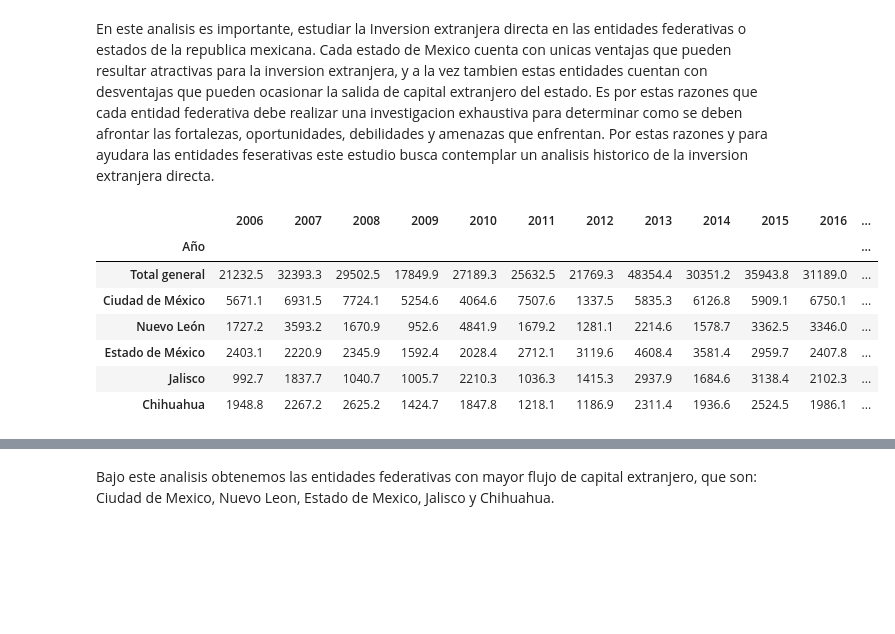
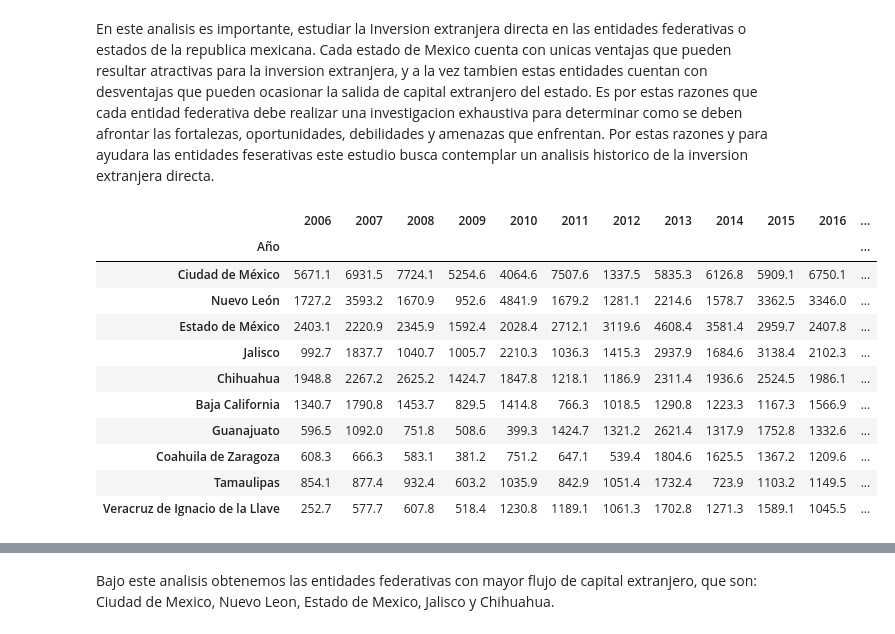
Before and after one commit to OctavioPB/Data-Analyst-Projects, a Jupyter notebook: InversionExtranjeraDirecta2023/Inversion Extranjera Directa en Mexico 2023.ipynb, the cells around one changed output, grey strips where cells are left out. Saved outputs shown, nothing was run; the diff lists cells and outputs as text; code cells hidden in the pictures; blank space fills up the shorter version.

```diff
--- a/InversionExtranjeraDirecta2023/Inversion Extranjera Directa en Mexico 2023.ipynb
+++ b/InversionExtranjeraDirecta2023/Inversion Extranjera Directa en Mexico 2023.ipynb
@@ -314,21 +314,26 @@ En este analisis es importante, estudiar la Inversion extranjera directa en las
 # %%
 # Inversion Directa por Entidad Federativa
 
 IED_Entidad = pd.read_csv('IED\IED-Entidad.csv', sep = ',')
 IED_Entidad.rename(columns={'Entidad Federativa': 'Año'}, inplace=True)
 IED_Entidad.set_index('Año', inplace= True)
 
 # Creamos una nueva columna con el promedio de cada estado
 
 IED_Entidad['Total'] = IED_Entidad.mean(axis=1)
 IED_Entidad.sort_values('Total',  ascending = False, inplace= True)
-IED_Entidad.head(6)
+IED_Entidad_Mejores = IED_Entidad.iloc[1:11]
+IED_Entidad_Mejores
 # %% [output]
 |  | 2006 | 2007 | 2008 | 2009 | 2010 | 2011 | 2012 | 2013 | 2014 | 2015 | 2016 | ... |
 | Año |  |  |  |  |  |  |  |  |  |  |  | ... |
-| Total general | 21232.5 | 32393.3 | 29502.5 | 17849.9 | 27189.3 | 25632.5 | 21769.3 | 48354.4 | 30351.2 | 35943.8 | 31189.0 | ... |
 | Ciudad de México | 5671.1 | 6931.5 | 7724.1 | 5254.6 | 4064.6 | 7507.6 | 1337.5 | 5835.3 | 6126.8 | 5909.1 | 6750.1 | ... |
 | Nuevo León | 1727.2 | 3593.2 | 1670.9 | 952.6 | 4841.9 | 1679.2 | 1281.1 | 2214.6 | 1578.7 | 3362.5 | 3346.0 | ... |
 | Estado de México | 2403.1 | 2220.9 | 2345.9 | 1592.4 | 2028.4 | 2712.1 | 3119.6 | 4608.4 | 3581.4 | 2959.7 | 2407.8 | ... |
 | Jalisco | 992.7 | 1837.7 | 1040.7 | 1005.7 | 2210.3 | 1036.3 | 1415.3 | 2937.9 | 1684.6 | 3138.4 | 2102.3 | ... |
 | Chihuahua | 1948.8 | 2267.2 | 2625.2 | 1424.7 | 1847.8 | 1218.1 | 1186.9 | 2311.4 | 1936.6 | 2524.5 | 1986.1 | ... |
+| Baja California | 1340.7 | 1790.8 | 1453.7 | 829.5 | 1414.8 | 766.3 | 1018.5 | 1290.8 | 1223.3 | 1167.3 | 1566.9 | ... |
+| Guanajuato | 596.5 | 1092.0 | 751.8 | 508.6 | 399.3 | 1424.7 | 1321.2 | 2621.4 | 1317.9 | 1752.8 | 1332.6 | ... |
+| Coahuila de Zaragoza | 608.3 | 666.3 | 583.1 | 381.2 | 751.2 | 647.1 | 539.4 | 1804.6 | 1625.5 | 1367.2 | 1209.6 | ... |
+| Tamaulipas | 854.1 | 877.4 | 932.4 | 603.2 | 1035.9 | 842.9 | 1051.4 | 1732.4 | 723.9 | 1103.2 | 1149.5 | ... |
+| Veracruz de Ignacio de la Llave | 252.7 | 577.7 | 607.8 | 518.4 | 1230.8 | 1189.1 | 1061.3 | 1702.8 | 1271.3 | 1589.1 | 1045.5 | ... |
```
Also changed, not shown: parts of 3 cells of this notebook.
